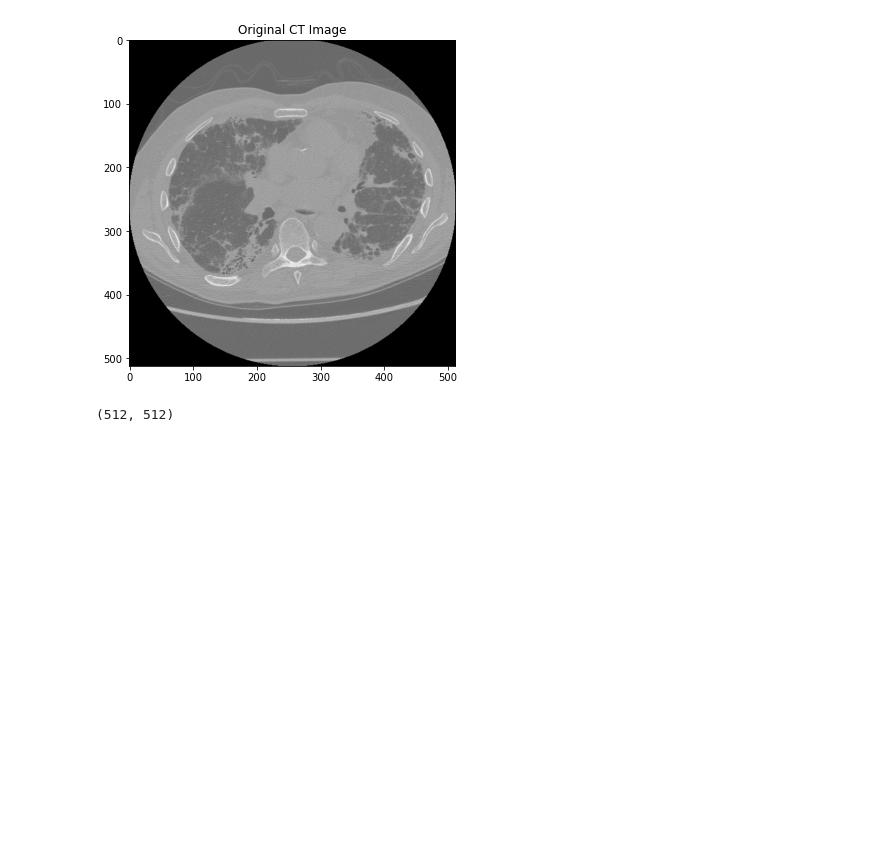
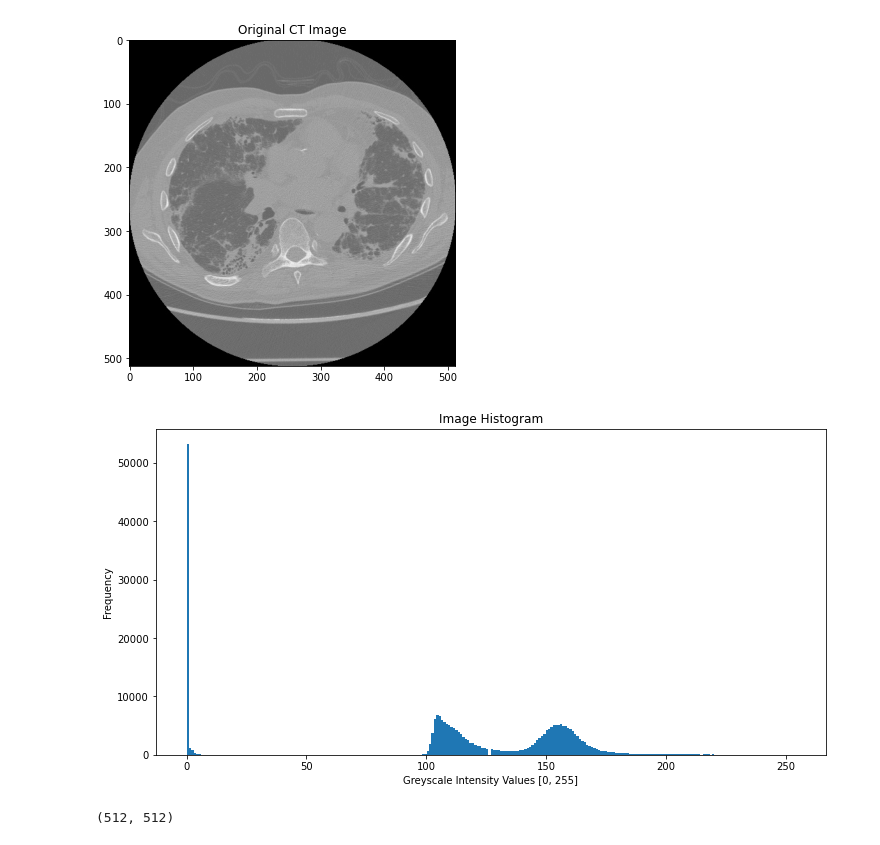
Before and after one commit to anushkahebbar/cardiac-segmentation, a Jupyter notebook: KMeans & Morphology Methods.ipynb, the cells around one changed output. Cells and saved outputs as stored; diff of their text form; code cells hidden in the pictures; blank space fills up the shorter version.

```diff
--- a/KMeans & Morphology Methods.ipynb
+++ b/KMeans & Morphology Methods.ipynb
@@ -41,6 +43,16 @@ plt.imshow(im, cmap='gray')
 # %% [output]
 <matplotlib.image.AxesImage at 0x...>
 [figure]
+# %%
+plt.figure(figsize = (12, 6))
+
+plt.title('Image Histogram')
+plt.xlabel('Greyscale Intensity Values [0, 255]')
+plt.ylabel('Frequency')
+plt.hist(im.ravel(), bins=256)
+plt.show()
+# %% [output]
+[figure, added]
 # %%
 im.shape
 # %% [output]
```
Also changed, not shown: parts of 11 cells of this notebook.
